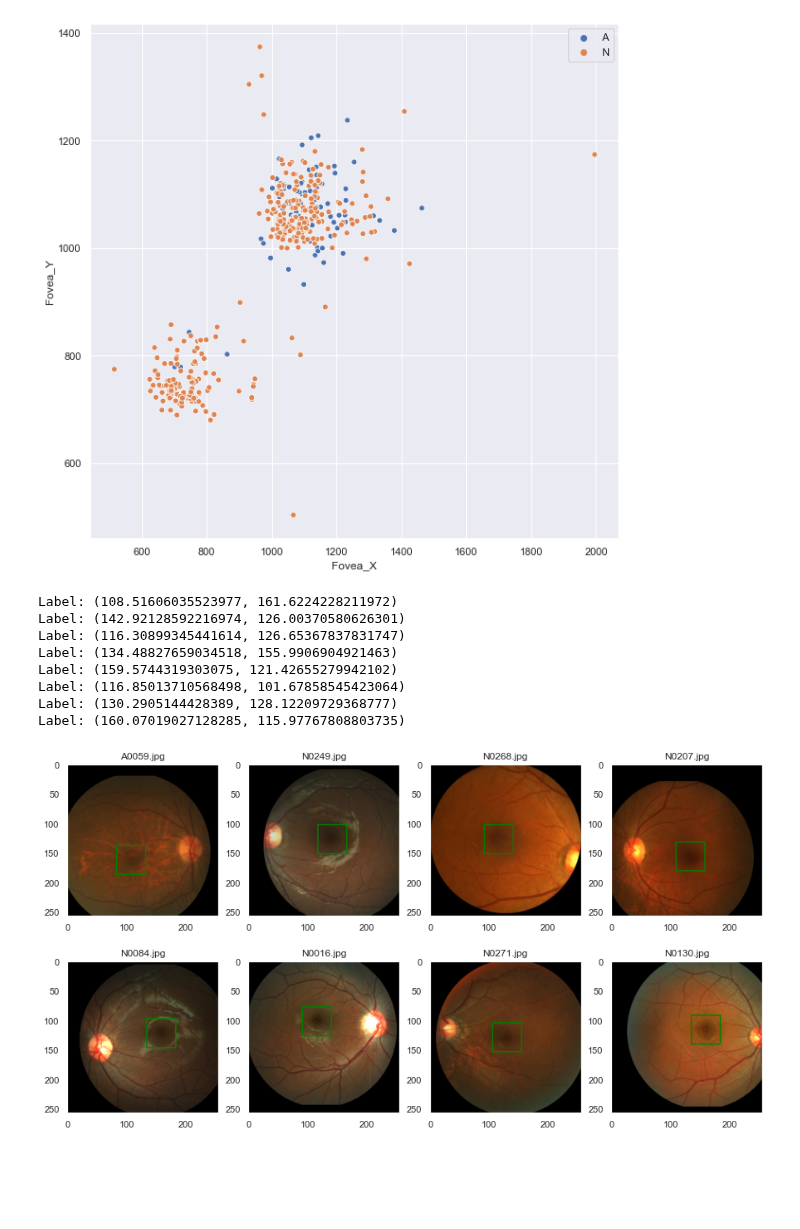
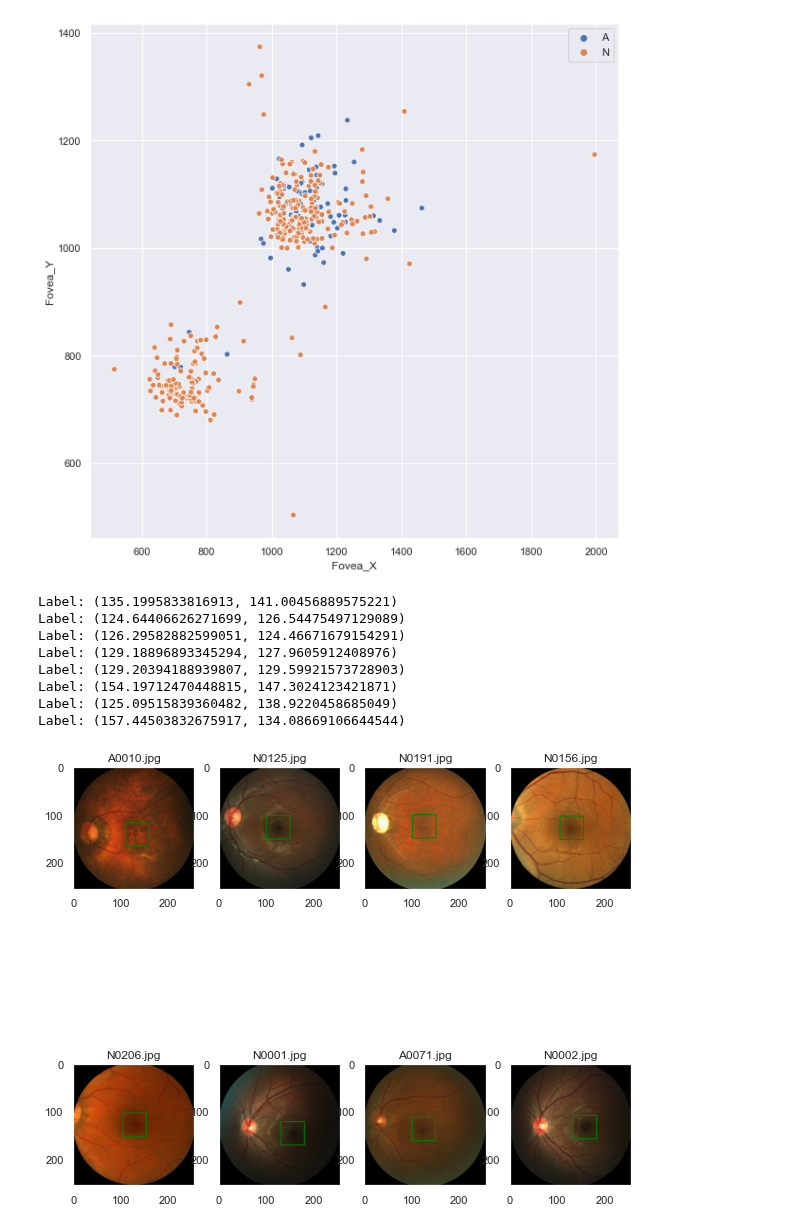
Before and after one commit to billbai0102/DeepLearning, a Jupyter notebook: Age-Related Macular Degeneration Detection/detection.ipynb, the cells around one changed output. Cells and saved outputs as stored; diff of their text form; code cells hidden in the pictures; blank space fills up the shorter version.

```diff
--- a/Age-Related Macular Degeneration Detection/detection.ipynb
+++ b/Age-Related Macular Degeneration Detection/detection.ipynb
@@ -168,7 +168,7 @@ def resize_fovea_loc(image: Image, fov_loc, target=(256, 256)):
     w_target, h_target = target
     x_fov, y_fov = fov_loc
 
-    image = ttf.resize(image, target)
+    image = TF.resize(image, target)
     fov_loc = x_fov / w_img * w_target, y_fov / h_img * h_target
     return image, fov_loc
 
@@ -188,11 +188,11 @@ def rand_flip(image, fov_loc, p=0.5):
     x_fov, y_fov = fov_loc
 
     if rand_x < p:
-        image = ttf.hflip(image)
+        image = TF.hflip(image)
         x_fov = w_img - x_fov
 
     if rand_y < p:
-        image = ttf.vflip(image)
+        image = TF.vflip(image)
         y_fov = h_img - y_fov
 
     return image, (x_fov, y_fov)
@@ -218,7 +218,7 @@ def rand_translate(image, fov_loc, threshold=(30, 30)):
 
     translate_x = int(np.random.rand() * threshold[0]) * coeff_x
     translate_y = int(np.random.rand() * threshold[1]) * coeff_y
-    image = ttf.affine(image, translate=(translate_x, translate_y), shear=0, angle=0, scale=1)
+    image = TF.affine(image, translate=(translate_x, translate_y), shear=0, angle=0, scale=1)
 
     x_fov += translate_x
     y_fov += translate_y
@@ -239,11 +239,11 @@ def rand_bcg(image, fov_loc, p):
     gamma = np.random.uniform(0.9, 1.1)
 
     if np.random.random() < p:
-        image = ttf.adjust_brightness(image, brightness)
+        image = TF.adjust_brightness(image, brightness)
     if np.random.random() < p:
-        image = ttf.adjust_contrast(image, contrast)
+        image = TF.adjust_contrast(image, contrast)
     if np.random.random() < p:
-        image = ttf.adjust_gamma(image, gamma)
+        image = TF.adjust_gamma(image, gamma)
 
     return image, fov_loc
 
@@ -260,33 +260,33 @@ def transform(image, fov_loc, target=(256, 256), p_flip=0.5, threshold=(30, 30),
     :return: translated image and fovea location
     """
     image, fov_loc = resize_fovea_loc(image, fov_loc, target)
-    image, fov_loc = rand_flip(image, fov_loc, p_flip)
-    image, fov_loc = rand_translate(image, fov_loc, threshold)
-    image, fov_loc = rand_bcg(image, fov_loc, p_bcg)
+    # image, fov_loc = rand_flip(image, fov_loc, p_flip)
+    # image, fov_loc = rand_translate(image, fov_loc, threshold)
+    # image, fov_loc = rand_bcg(image, fov_loc, p_bcg)
 
-    image = ttf.to_tensor(image)
+    image = TF.to_tensor(image)
 
     return image, fov_loc
 # %%
 rand_idx = np.random.choice(labels_df.index, 8)
 
 for i, idx in enumerate(rand_idx):
     img, label = load(labels_df, idx)
     img, label = transform(img, label)
     print(f'Label: {label}')
     plt.subplot(2, 4, i+1)
-    show(ttf.to_pil_image(img),label, wh=(50, 50), width=2)
+    show(TF.to_pil_image(img),label, wh=(50, 50), width=2)
     plt.title(img_names[idx])
 # %% [output]
-Label: (108.51606035523977, 161.6224228211972)
-Label: (142.92128592216974, 126.00370580626301)
-Label: (116.30899345441614, 126.65367837831747)
-Label: (134.48827659034518, 155.9906904921463)
-Label: (159.5744319303075, 121.42655279942102)
-Label: (116.85013710568498, 101.67858545423064)
-Label: (130.2905144428389, 128.12209729368777)
-Label: (160.07019027128285, 115.97767808803735)
+Label: (135.1995833816913, 141.00456889575221)
+Label: (124.64406626271699, 126.54475497129089)
+Label: (126.29582882599051, 124.46671679154291)
+Label: (129.18896893345294, 127.9605912408976)
+Label: (129.20394188939807, 129.59921573728903)
+Label: (154.19712470448815, 147.3024123421871)
+Label: (125.09515839360482, 138.9220458685049)
+Label: (157.44503832675917, 134.08669106644544)
-[figure, old version]
+[figure, new version]
 # %%
 class ARMDDataset(Dataset):
     def __init__(self, path, transform):
```
Also changed, not shown: parts of 10 cells of this notebook, 3 other files.
